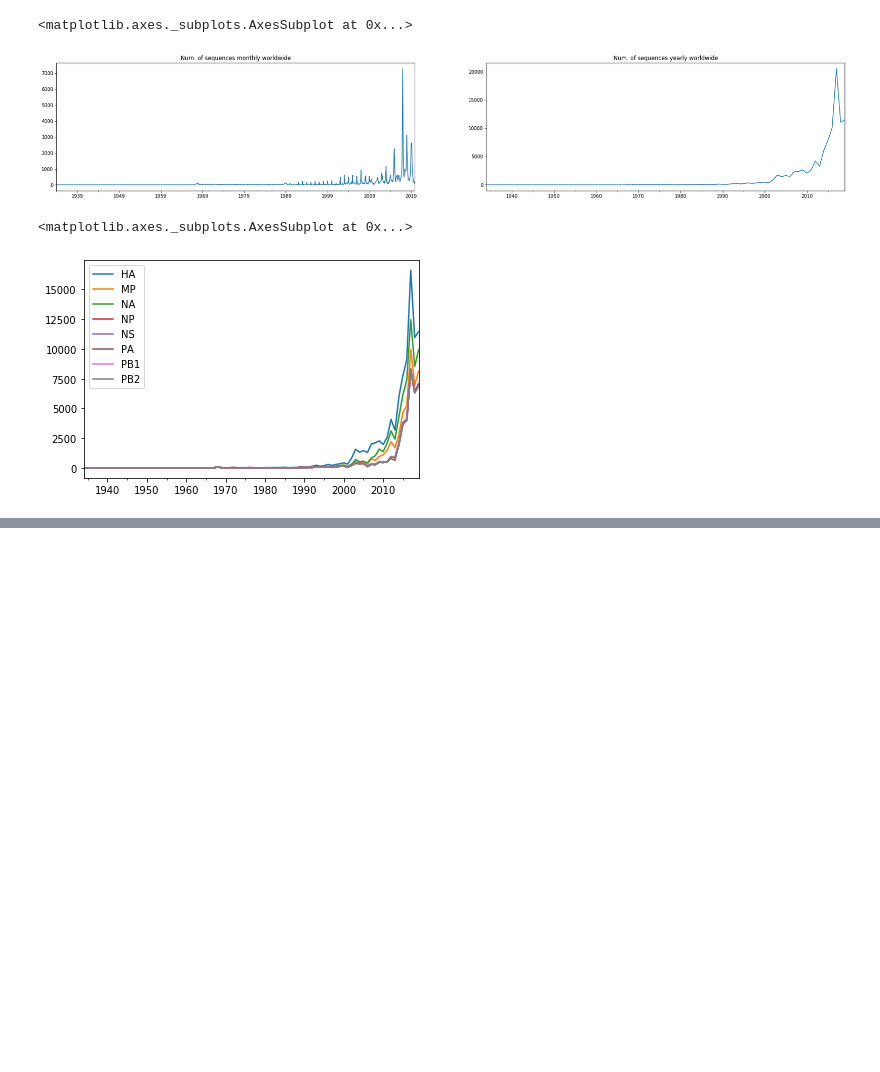
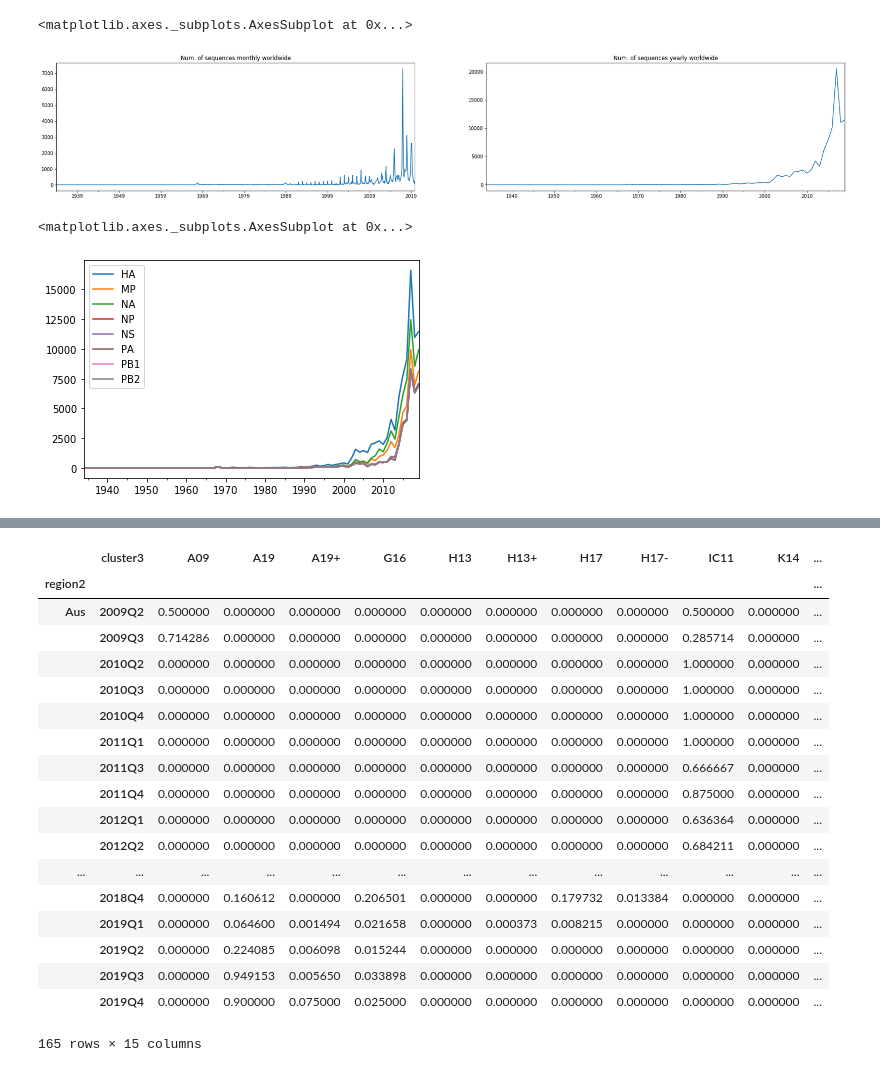
Before and after one commit to guibuzi/bioinfo, a Jupyter notebook: sequence_processing_tools/read_attribute.ipynb, the cells around one changed output, grey strips where cells are left out. Drawn from its saved outputs; the diff is of its cells as text; code cells hidden in the pictures; blank space fills up the shorter version.

```diff
--- a/sequence_processing_tools/read_attribute.ipynb
+++ b/sequence_processing_tools/read_attribute.ipynb
@@ -149,0 +179,3 @@ with open("/home/zeng/Desktop/index", "w") as f:
+# %%
+df_with_cluster['cluster2'] = df_with_cluster.region2.str.cat(df_with_cluster.cluster, sep='_')
+df_with_cluster.head()
@@ -149,0 +219,24 @@ with open("/home/zeng/Desktop/index", "w") as f:
+# %%
+summary = df_with_cluster.groupby(['region2', time_index_by_quarter, 'cluster3']).size().unstack(2).fillna(0)
+summary_pct = summary.div(summary.sum(axis=1), axis=0)
+summary_pct
+# %% [output]
+|  | cluster3 | A09 | A19 | A19+ | G16 | H13 | H13+ | H17 | H17- | IC11 | K14 | ... |
+| region2 |  |  |  |  |  |  |  |  |  |  |  | ... |
+| Aus | 2009Q2 | 0.500000 | 0.000000 | 0.000000 | 0.000000 | 0.000000 | 0.000000 | 0.000000 | 0.000000 | 0.500000 | 0.000000 | ... |
+|  | 2009Q3 | 0.714286 | 0.000000 | 0.000000 | 0.000000 | 0.000000 | 0.000000 | 0.000000 | 0.000000 | 0.285714 | 0.000000 | ... |
+|  | 2010Q2 | 0.000000 | 0.000000 | 0.000000 | 0.000000 | 0.000000 | 0.000000 | 0.000000 | 0.000000 | 1.000000 | 0.000000 | ... |
+|  | 2010Q3 | 0.000000 | 0.000000 | 0.000000 | 0.000000 | 0.000000 | 0.000000 | 0.000000 | 0.000000 | 1.000000 | 0.000000 | ... |
+|  | 2010Q4 | 0.000000 | 0.000000 | 0.000000 | 0.000000 | 0.000000 | 0.000000 | 0.000000 | 0.000000 | 1.000000 | 0.000000 | ... |
+|  | 2011Q1 | 0.000000 | 0.000000 | 0.000000 | 0.000000 | 0.000000 | 0.000000 | 0.000000 | 0.000000 | 1.000000 | 0.000000 | ... |
+|  | 2011Q3 | 0.000000 | 0.000000 | 0.000000 | 0.000000 | 0.000000 | 0.000000 | 0.000000 | 0.000000 | 0.666667 | 0.000000 | ... |
+|  | 2011Q4 | 0.000000 | 0.000000 | 0.000000 | 0.000000 | 0.000000 | 0.000000 | 0.000000 | 0.000000 | 0.875000 | 0.000000 | ... |
+|  | 2012Q1 | 0.000000 | 0.000000 | 0.000000 | 0.000000 | 0.000000 | 0.000000 | 0.000000 | 0.000000 | 0.636364 | 0.000000 | ... |
+|  | 2012Q2 | 0.000000 | 0.000000 | 0.000000 | 0.000000 | 0.000000 | 0.000000 | 0.000000 | 0.000000 | 0.684211 | 0.000000 | ... |
+| ... | ... | ... | ... | ... | ... | ... | ... | ... | ... | ... | ... | ... |
+|  | 2018Q4 | 0.000000 | 0.160612 | 0.000000 | 0.206501 | 0.000000 | 0.000000 | 0.179732 | 0.013384 | 0.000000 | 0.000000 | ... |
+|  | 2019Q1 | 0.000000 | 0.064600 | 0.001494 | 0.021658 | 0.000000 | 0.000373 | 0.008215 | 0.000000 | 0.000000 | 0.000000 | ... |
+|  | 2019Q2 | 0.000000 | 0.224085 | 0.006098 | 0.015244 | 0.000000 | 0.000000 | 0.000000 | 0.000000 | 0.000000 | 0.000000 | ... |
+|  | 2019Q3 | 0.000000 | 0.949153 | 0.005650 | 0.033898 | 0.000000 | 0.000000 | 0.000000 | 0.000000 | 0.000000 | 0.000000 | ... |
+|  | 2019Q4 | 0.000000 | 0.900000 | 0.075000 | 0.025000 | 0.000000 | 0.000000 | 0.000000 | 0.000000 | 0.000000 | 0.000000 | ... |
+165 rows × 15 columns
```
Also changed, not shown: parts of 24 cells of this notebook, 3 other files.
